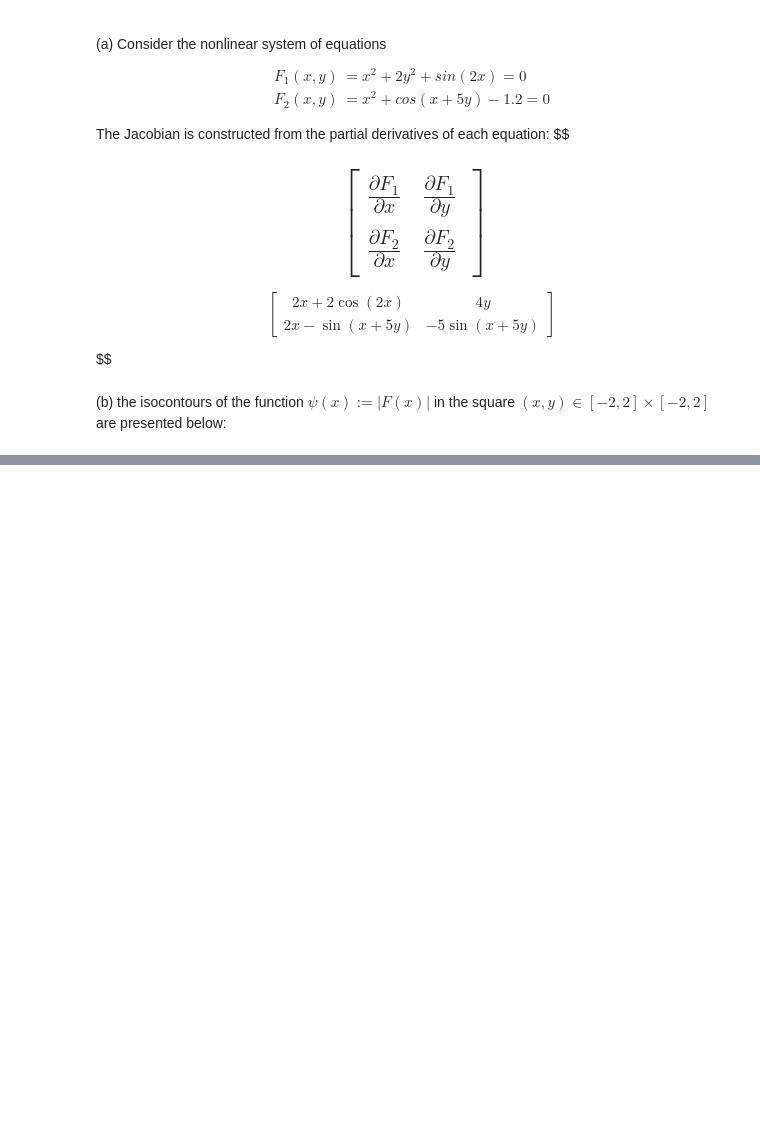
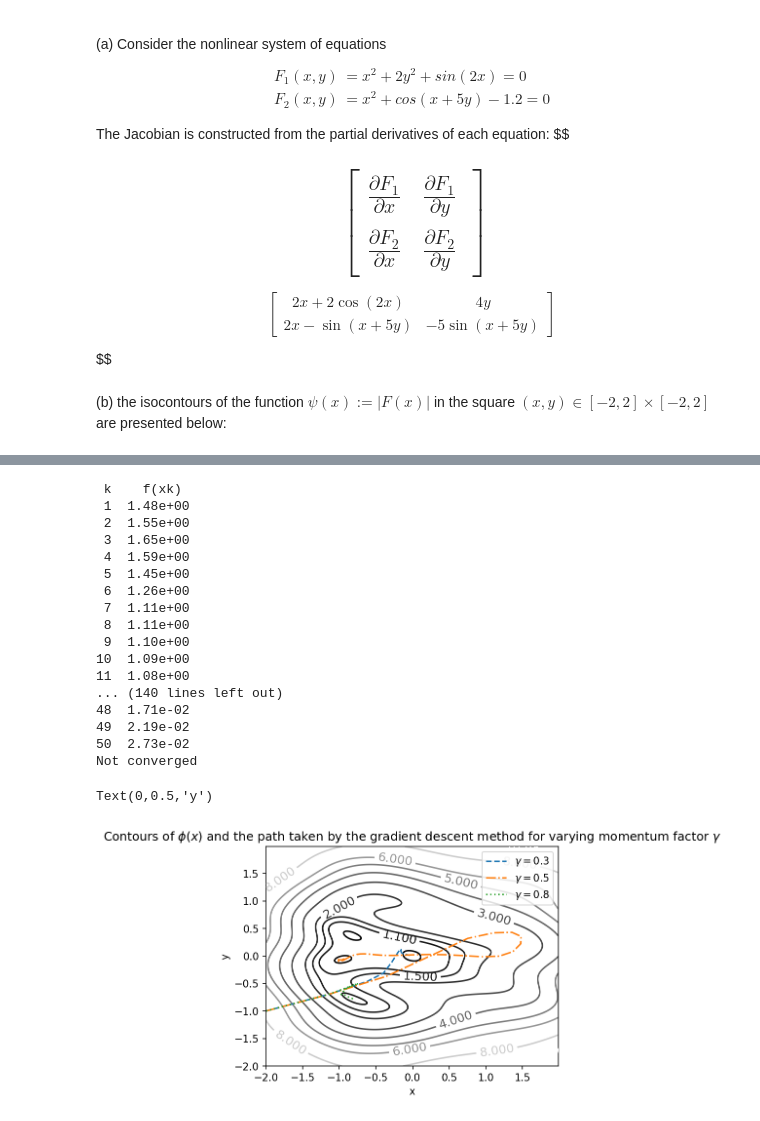
Before and after one commit to RFurze/ScientificComputing, a Jupyter notebook: Assignment1.ipynb, the cells around one changed output, grey strips where cells are left out. Drawn from its saved outputs; the diff is of its cells as text; code cells hidden in the pictures; blank space fills up the shorter version.

```diff
--- a/Assignment1.ipynb
+++ b/Assignment1.ipynb
@@ -367,0 +528,50 @@ def dfunction2(x,n,fnon,F0,*fnonargs):
+# %%
+import matplotlib.cm as cm
+
+x0 = np.zeros((2,1), dtype=np.float64)
+x0[0] = -2
+x0[1] = -1
+
+iterates1 = momgraddesc('function2','jfunction2', x0, 0.3, 1e-2, 50)
+iterates2 = momgraddesc('function2','jfunction2', x0, 0.5, 1e-2, 50)
+iterates3 = momgraddesc('function2','jfunction2', x0, 0.8, 1e-2, 50)
+
+fig=plt.figure(figsize=(4, 3), dpi=150)
+ax=fig.add_axes([0,0,1,1])
+
+ax.plot(iterates2[0], iterates2[1], '--')
+ax.plot(iterates3[0], iterates3[1], '-.')
+ax.plot(iterates1[0], iterates1[1], ':')
+ax.legend(['$\gamma = 0.3$','$\gamma = 0.5$','$\gamma = 0.8$'])
+delta = 0.01
+x = np.arange(-2.0, 2, delta)
+y = np.arange(-2.0, 2, delta)
+X, Y = np.meshgrid(x, y)
+F1 = X**2 + 2*Y**2 + np.sin(2*X)
+F2 = X**2 + np.cos(X + 5*Y) -1.2
+Z = np.sqrt(F1**2 + F2**2)
+CS = ax.contour(X, Y, Z, levels=[0,0.3, 1.1,1.5, 2.0, 3.0, 4.0, 5.0, 6.0, 8.0, 10.0],cmap=cm.gray)
+ax.clabel(CS, inline=True, fontsize=12)
+ax.set_title('Contours of $\phi(x)$ and the path taken by the gradient descent method for varying momentum factor $\gamma$')
+ax.set_xlabel('x')
+ax.set_ylabel('y')
+# %% [output]
+ k    f(xk)
+ 1  1.48e+00
+ 2  1.55e+00
+ 3  1.65e+00
+ 4  1.59e+00
+ 5  1.45e+00
+ 6  1.26e+00
+ 7  1.11e+00
+ 8  1.11e+00
+ 9  1.10e+00
+10  1.09e+00
+11  1.08e+00
+... (140 lines left out)
+48  1.71e-02
+49  2.19e-02
+50  2.73e-02
+Not converged
+Text(0,0.5,'y')
+[figure, added]
```
Also changed, not shown: parts of 9 cells of this notebook.
